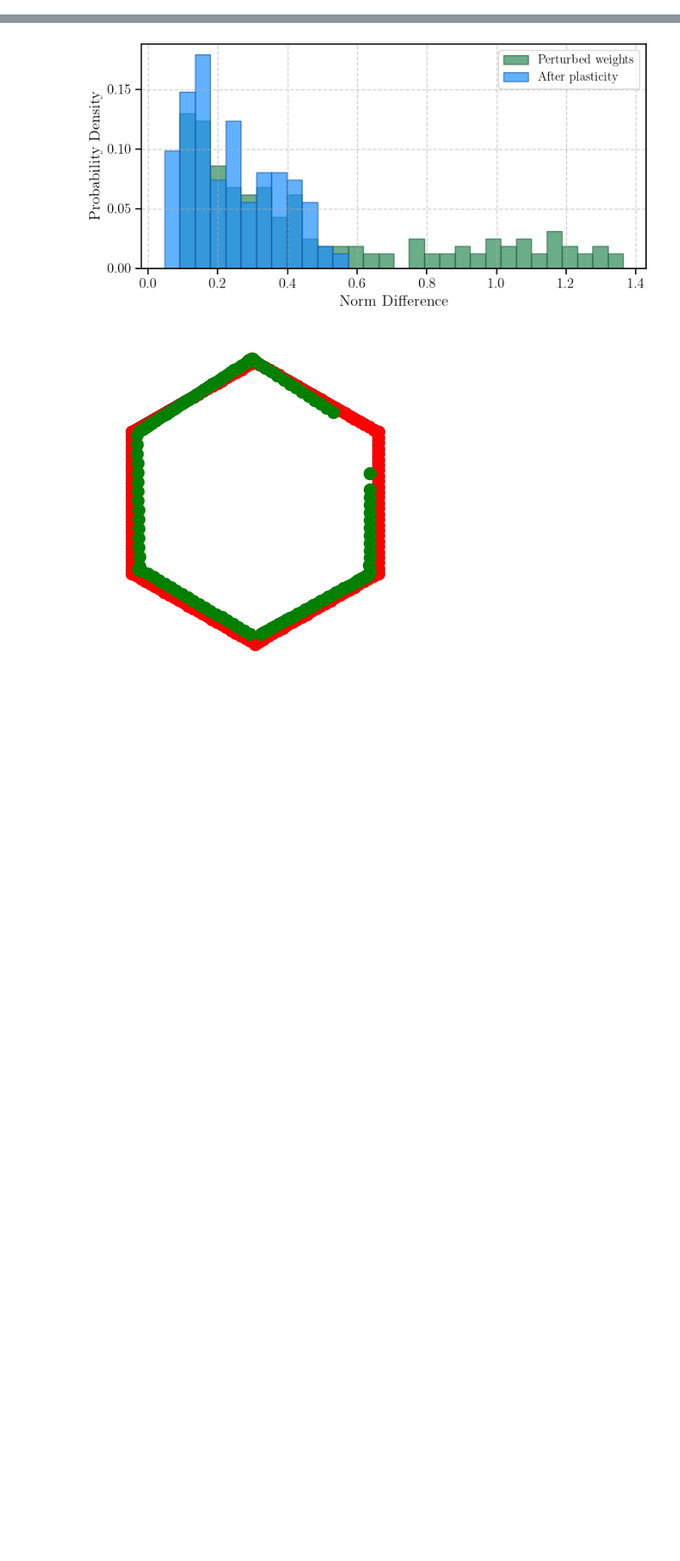
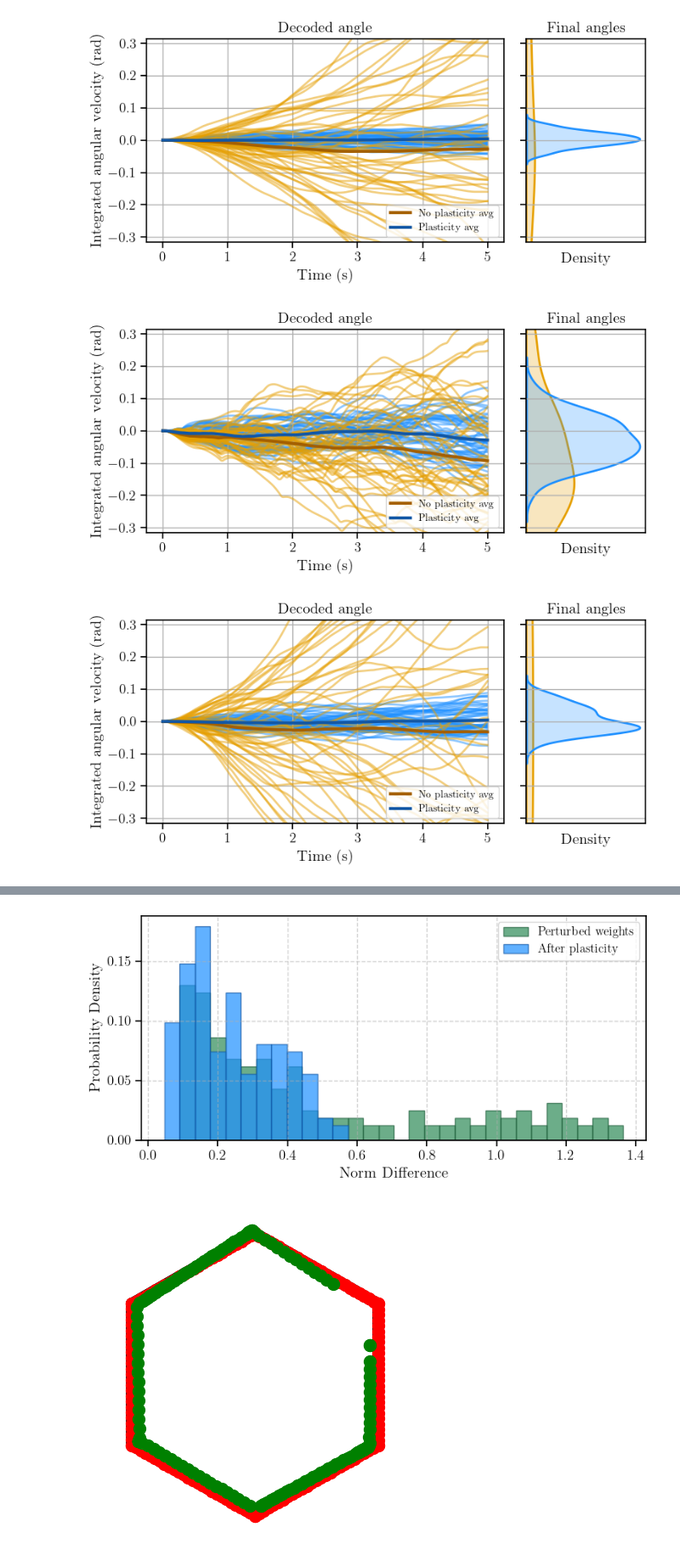
Before and after one commit to Asagodi/topological_diversity, a Jupyter notebook: Stability/homeostasis/plasticity.ipynb, the cells around one changed output, grey strips where cells are left out. Shown at 85% size. Saved outputs shown, nothing was run; the diff lists cells and outputs as text; code cells hidden in the pictures; blank space fills up the shorter version.

```diff
--- a/Stability/homeostasis/plasticity.ipynb
+++ b/Stability/homeostasis/plasticity.ipynb
@@ -122,30 +170,14 @@ corners = get_corners(N, m)
 bumps = get_bumps_along_oneside_ring(N, m, corners, step_size=.2)
 all_bumps = get_all_bumps(N, bumps)
 
-epsilon = .0
-W_p = np.random.normal(0,epsilon,(N,N))
-
-
+W_epsilon = .1
 #########zero velocity input plasticity effect experiment
 #no plasticity
-scalar_sigma_W = 0.01
-sigma_W = scalar_sigma_W*np.eye(N**2)
-lambda_W = 0
-np.random.seed(1331)
-sols_combined_noplast = simulate_coupled_xW(y0s=all_bumps[:].T, W_sym0=W_sym+W_p, b=c_ff, W_asym=W_asym, sigma_W=sigma_W, lambda_W=lambda_W,
-                                    transfer_function=transfer_function, v_in=v_in,
-                                     x_invman=all_bumps, tau=tau, maxT=maxT, tsteps=tsteps)
+scalar_sigma_W_values = [0, 0.00001]
+lambda_W_values = [0, 1]
+vel_constant_list = [0]
 
-#plasticity
-lambda_W = 1
-np.random.seed(1331)
-sols_combined_plast = simulate_coupled_xW(y0s=all_bumps[:].T, W_sym0=W_sym+W_p, b=c_ff, W_asym=W_asym, sigma_W=sigma_W, lambda_W=lambda_W,
-                                    transfer_function=transfer_function, v_in=v_in,
-                                     x_invman=all_bumps, tau=tau, maxT=maxT, tsteps=tsteps)
-
-#no noise
-# sigma_W = 0.0*np.eye(N**2)
-# lambda_W = 1
-# sols_combined_nonoise = simulate_coupled_xW(y0s=corners[:].T, W_sym0=W_sym+W_p, b=c_ff, W_asym=W_asym, sigma_W=sigma_W, lambda_W=lambda_W,
-#                                     transfer_function=transfer_function, v_in=v_in,
-#                                      x_invman=all_bumps, tau=tau, maxT=maxT, tsteps=tsteps)
+df_af = run_experiment(scalar_sigma_W_values, lambda_W_values, vel_constant_list,
+                    all_bumps, W_sym, W_epsilon, c_ff, W_asym, transfer_function=ReLU,
+                    tau=tau, maxT=maxT, tsteps=tsteps,
+                    randomseed=1331, filename="antifragility_results.pickle")
@@ -151,0 +318,13 @@ sols_combined_plast = simulate_coupled_xW(y0s=all_bumps[:].T, W_sym0=W_sym+W_p,
+# %%
+output_path="C:/Users/abel_/Documents/Lab/Projects/topological_diversity/Stability/figures/plasticity/"
+for scalar_sigma_W in scalar_sigma_W_values:
+    for vel_constant in vel_constant_list:
+        sols_noplast = df[(df['scalar_sigma_W'] == scalar_sigma_W) & (df['lambda_W'] == 0) & (df['vel_constant'] == vel_constant)].iloc[0]["xt"]
+        sols_plast = df[(df['scalar_sigma_W'] == scalar_sigma_W) & (df['lambda_W'] == 1) & (df['vel_constant'] == vel_constant)].iloc[0]["xt"]
+
+        plot_plasticity_effects(sols_noplast, sols_plast, scalar_sigma_W, vel_constant, t, tsteps, maxT, all_bumps, pca,
+                            noplast_color, plast_color, noplast_av_color, plast_av_color, output_path)
+# %% [output]
+[figure, added]
+[figure, added]
+[figure, added]
```
Also changed, not shown: parts of 15 cells of this notebook.
